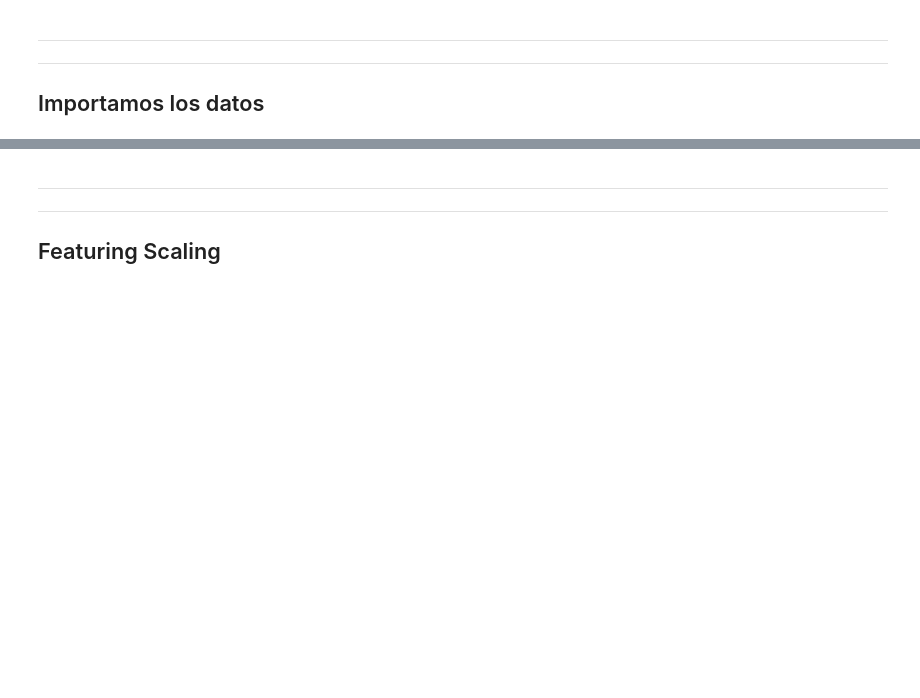
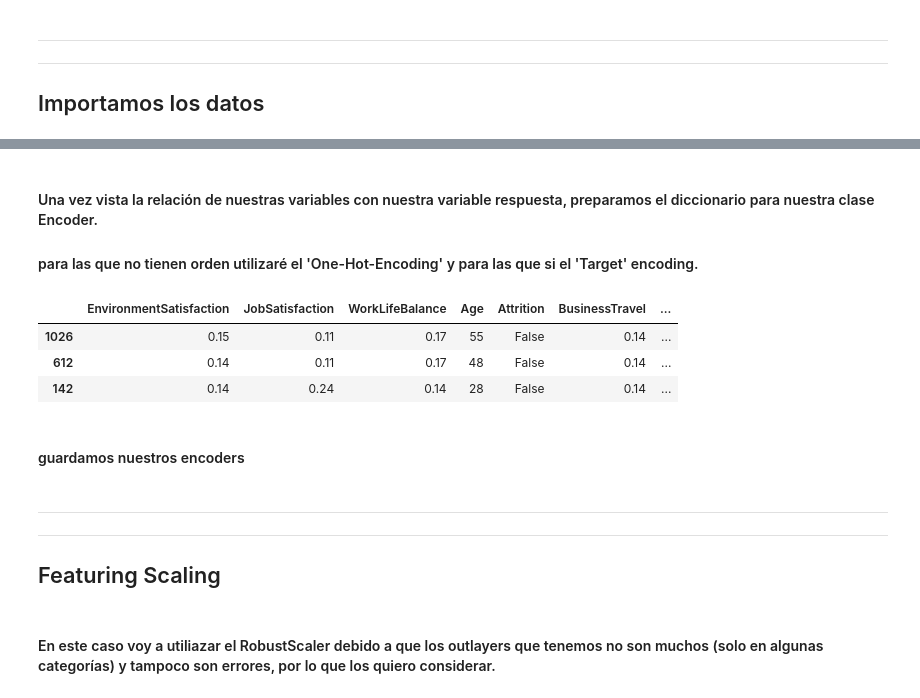
Before and after one commit to joseluisalmendral/Proyecto8_Clasificacion, a Jupyter notebook: notebooks/iteracion1/3_escalado_y_encoding.ipynb, the cells around one changed output, grey strips where cells are left out. Cells and saved outputs as stored; diff of their text form; code cells hidden in the pictures; blank space fills up the shorter version.

```diff
--- a/notebooks/iteracion1/3_escalado_y_encoding.ipynb
+++ b/notebooks/iteracion1/3_escalado_y_encoding.ipynb
@@ -22,0 +31,4 @@ df.sample()
+# %%
+df_to_encode = df.copy()
+# %%
+ordered_vars, unordered_vars = sup_encod.detectar_orden_cat(df=df_to_encode, lista_cat=df_to_encode.select_dtypes('O'), var_respuesta='Attrition')
@@ -22,0 +96,26 @@ df.sample()
+# %% [markdown]
+#### Una vez vista la relación de nuestras variables con nuestra variable respuesta, preparamos el diccionario para nuestra clase Encoder.
+
+#### para las que no tienen orden utilizaré el 'One-Hot-Encoding' y para las que si el 'Target' encoding.
+# %%
+encoding_dict = {"onehot": unordered_vars,
+                "dummies": [],
+                'ordinal' : { },
+                "label": [],
+                "frequency": [],
+                "target": ordered_vars
+                }
+# %%
+encoder = sup_encod.Encoding(df_to_encode, encoding_dict, variable_respuesta='Attrition')
+
+df_encoded, one_hot_transformer = encoder.one_hot_encoding()
+df_encoded, target_transformer = encoder.target_encoding()
+
+df_encoded.sample(3)
+# %% [output]
+|  | EnvironmentSatisfaction | JobSatisfaction | WorkLifeBalance | Age | Attrition | BusinessTravel | ... |
+| 1026 | 0.15 | 0.11 | 0.17 | 55 | False | 0.14 | ... |
+| 612 | 0.14 | 0.11 | 0.17 | 48 | False | 0.14 | ... |
+| 142 | 0.14 | 0.24 | 0.14 | 28 | False | 0.14 | ... |
+# %% [markdown]
+#### guardamos nuestros encoders
@@ -28,0 +132,2 @@ df_to_scale = df.copy()
+# %% [markdown]
+#### En este caso voy a utiliazar el RobustScaler debido a que los outlayers que tenemos no son muchos (solo en algunas categorías) y tampoco son errores, por lo que los quiero considerar.
```
Also changed, not shown: parts of 14 cells of this notebook, 8 other files.
